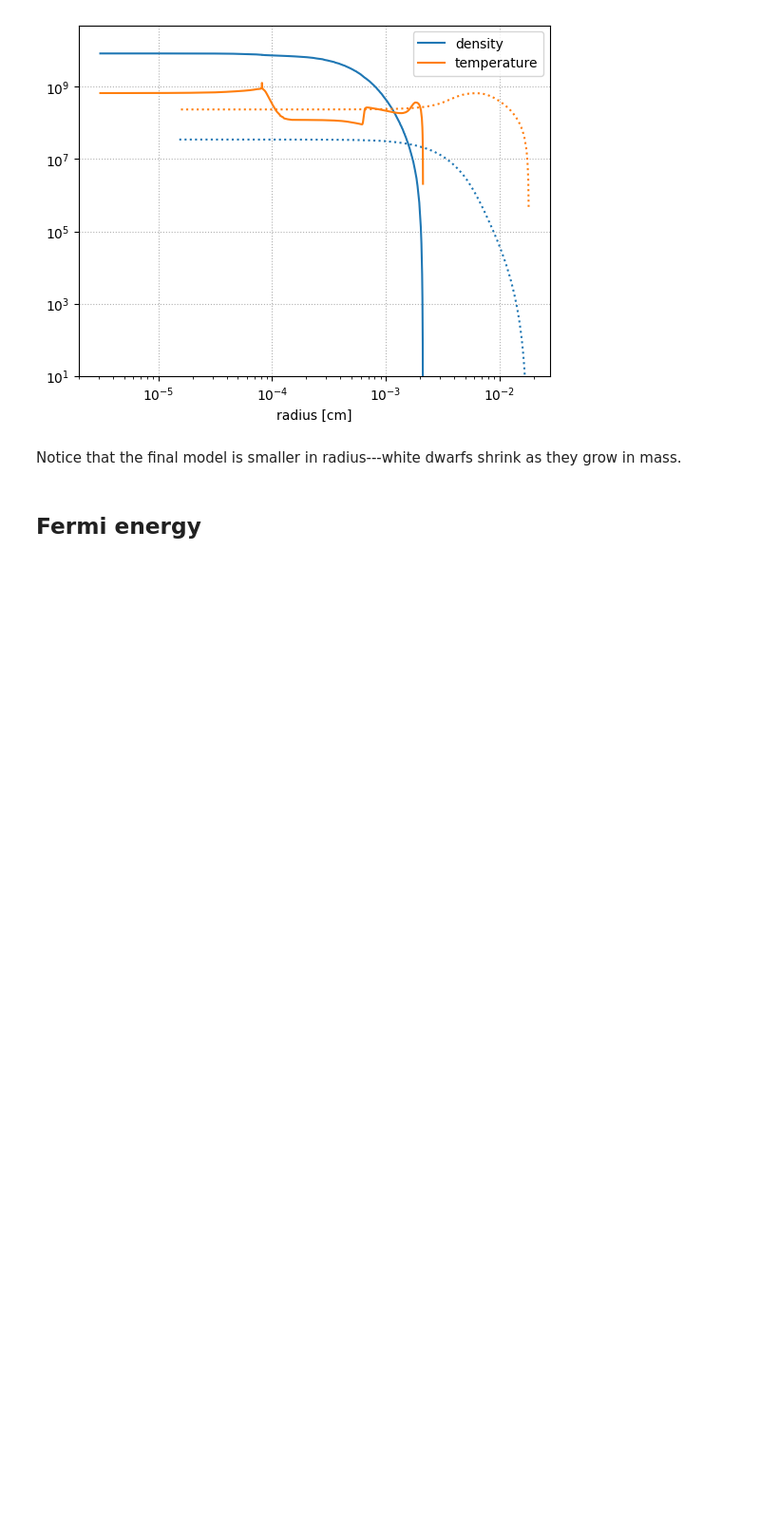
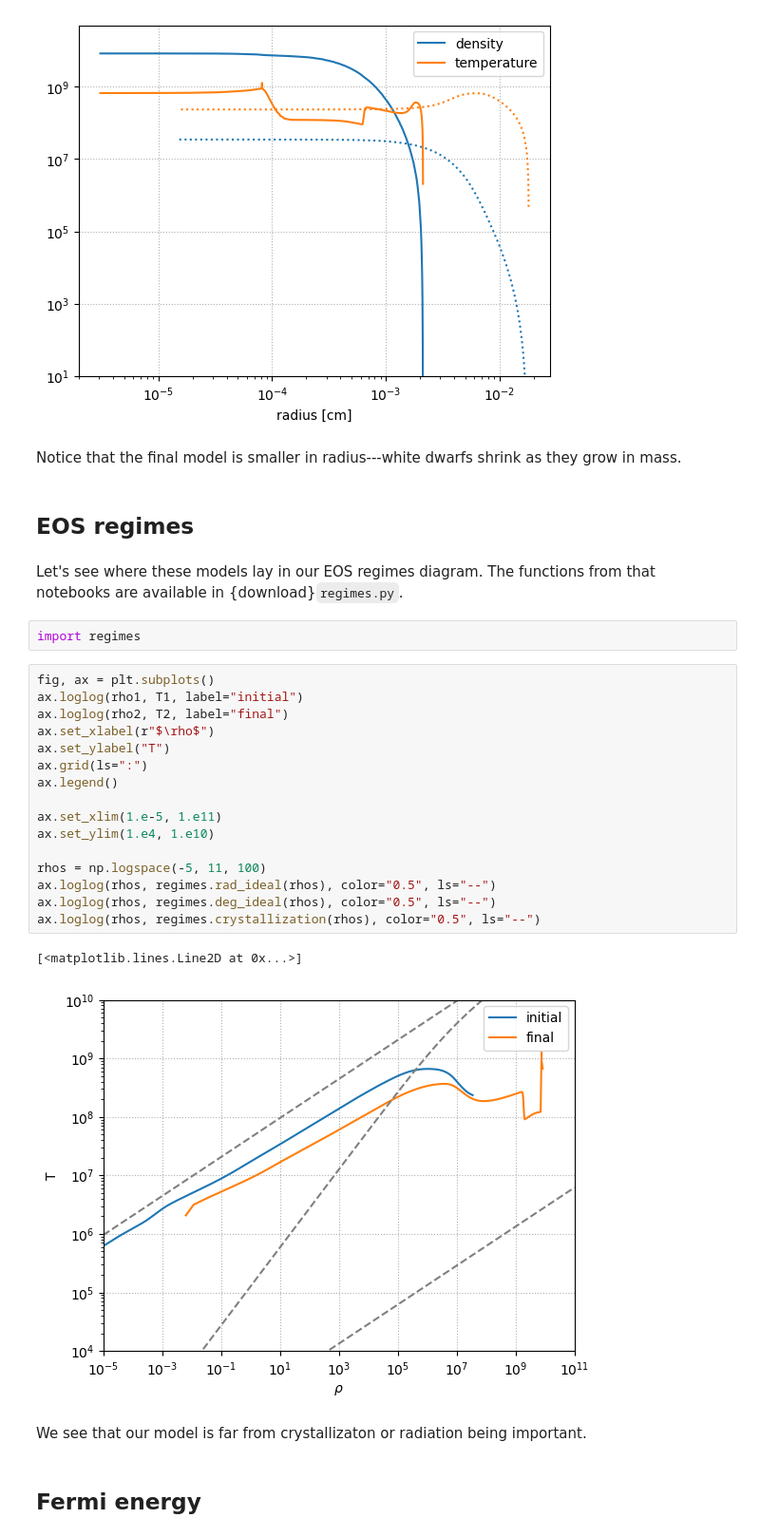
Before and after one commit to zingale/mesa-labs, a Jupyter notebook: docs/source/initial_model.ipynb, the cells around one changed output. Shown at 95% size. Drawn from its saved outputs; the diff is of its cells as text; blank space fills up the shorter version.

```diff
--- a/docs/source/initial_model.ipynb
+++ b/docs/source/initial_model.ipynb
@@ -57,6 +60,34 @@ ax.grid(ls=":")
 [figure]
 # %% [markdown]
 Notice that the final model is smaller in radius---white dwarfs shrink as they grow in mass.
+# %% [markdown]
+## EOS regimes
+# %% [markdown]
+Let's see where these models lay in our EOS regimes diagram.  The functions from that notebooks
+are available in {download}`regimes.py`.
+# %%
+import regimes
+# %%
+fig, ax = plt.subplots()
+ax.loglog(rho1, T1, label="initial")
+ax.loglog(rho2, T2, label="final")
+ax.set_xlabel(r"$\rho$")
+ax.set_ylabel("T")
+ax.grid(ls=":")
+ax.legend()
+
+ax.set_xlim(1.e-5, 1.e11)
+ax.set_ylim(1.e4, 1.e10)
+
+rhos = np.logspace(-5, 11, 100)
+ax.loglog(rhos, regimes.rad_ideal(rhos), color="0.5", ls="--")
+ax.loglog(rhos, regimes.deg_ideal(rhos), color="0.5", ls="--")
+ax.loglog(rhos, regimes.crystallization(rhos), color="0.5", ls="--")
+# %% [output]
+[<matplotlib.lines.Line2D at 0x...>]
+[figure, added]
+# %% [markdown]
+We see that our model is far from crystallizaton or radiation being important.
 # %% [markdown]
 ## Fermi energy
 # %% [markdown]
```
Also changed, not shown: parts of 2 cells of this notebook.
